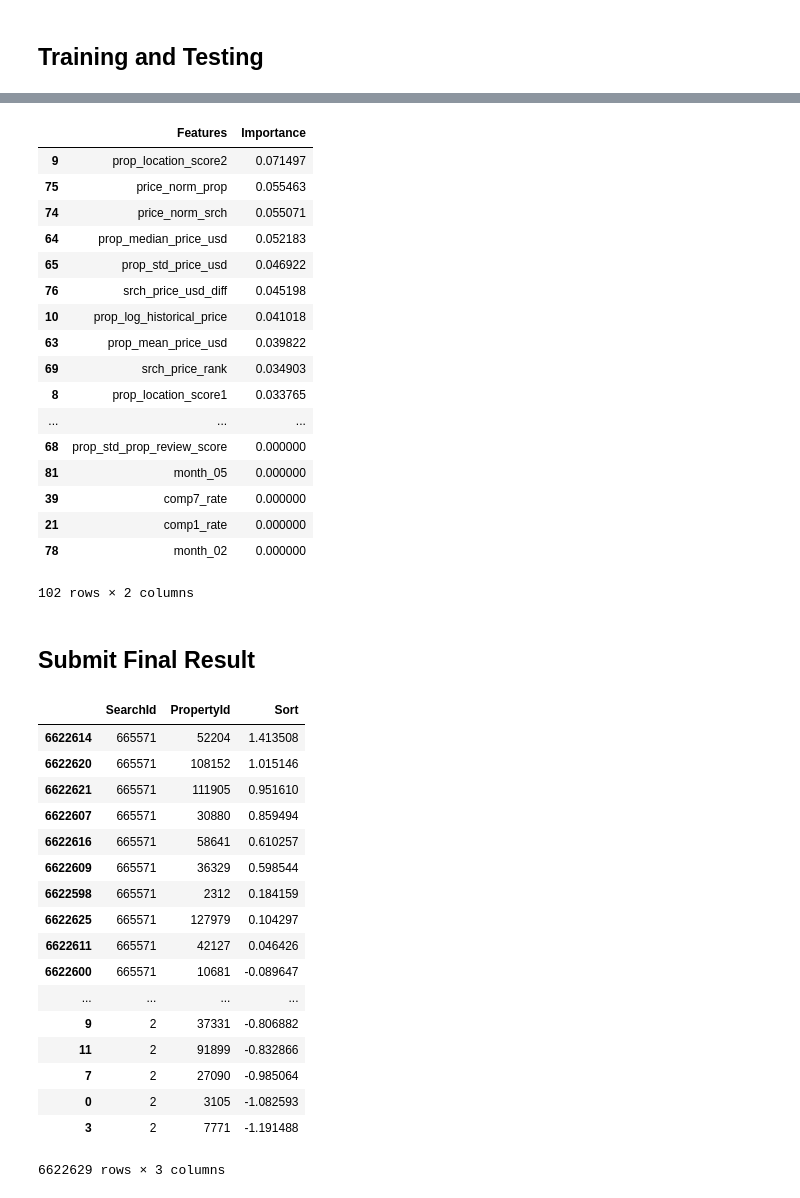
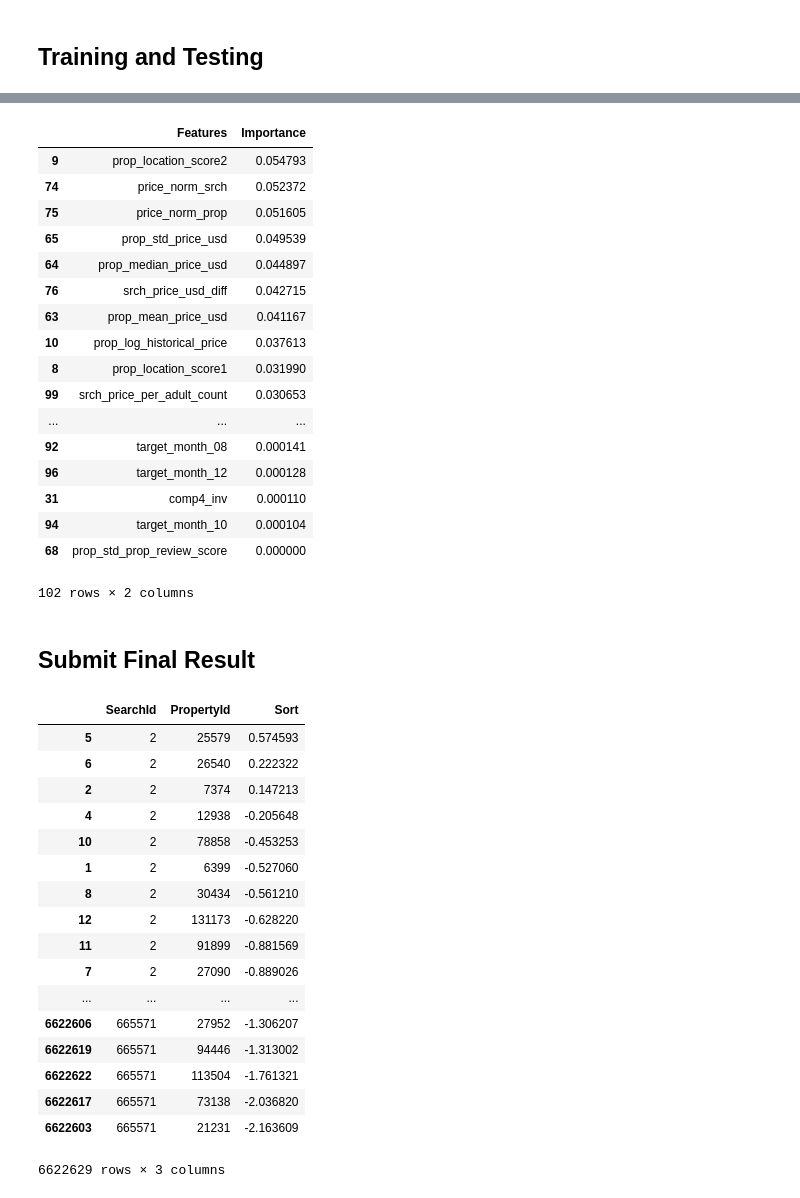
Before and after one commit to awday/DMT-23, a Jupyter notebook: Assignment2/LambdaMART/Pipeline.ipynb, the cells around one changed output, grey strips where cells are left out. Cells and saved outputs as stored; diff of their text form; code cells hidden in the pictures.

```diff
--- a/Assignment2/LambdaMART/Pipeline.ipynb
+++ b/Assignment2/LambdaMART/Pipeline.ipynb
@@ -29,7 +29,7 @@ Sprops = test["prop_id"]
 
 # To speed up execution we'll just sample for now
 _train = sample_queries(_train, 1)
-_val = sample_queries(_val, 1)
+_val = sample_queries(_val, 0.5)
 _test = sample_queries(_test, 1)
 # %%
 # Drop training specific data
@@ -154,11 +154,11 @@ EX, Ey, Eqids = split_X_y_qids(_test)
 metric = pyltr.metrics.NDCG(k=38)
 
 monitor = pyltr.models.monitors.ValidationMonitor(
-    VX, Vy, Vqids, metric=metric, stop_after=20)
+    VX, Vy, Vqids, metric=metric, stop_after=100)
 
 model = pyltr.models.LambdaMART(
     metric=metric,
-    n_estimators=25,
+    n_estimators=2500,
     #max_features=1,
     query_subsample=0.5,
     max_leaf_nodes=15,
@@ -169,7 +169,7 @@ model = pyltr.models.LambdaMART(
 
 start = time.time()
 
-model.fit(TX, Ty, Tqids)
+model.fit(TX, Ty, Tqids, monitor=monitor)
 
 print("Time elapsed:", (time.time() - start)/60)
 
@@ -201,22 +203,22 @@ fi["Importance"] = model.feature_importances_
 fi.sort("Importance", ascending=False)
 # %% [output]
 |  | Features | Importance |
-| 9 | prop_location_score2 | 0.071497 |
-| 75 | price_norm_prop | 0.055463 |
-| 74 | price_norm_srch | 0.055071 |
-| 64 | prop_median_price_usd | 0.052183 |
-| 65 | prop_std_price_usd | 0.046922 |
-| 76 | srch_price_usd_diff | 0.045198 |
-| 10 | prop_log_historical_price | 0.041018 |
-| 63 | prop_mean_price_usd | 0.039822 |
-| 69 | srch_price_rank | 0.034903 |
-| 8 | prop_location_score1 | 0.033765 |
+| 9 | prop_location_score2 | 0.054793 |
+| 74 | price_norm_srch | 0.052372 |
+| 75 | price_norm_prop | 0.051605 |
+| 65 | prop_std_price_usd | 0.049539 |
+| 64 | prop_median_price_usd | 0.044897 |
+| 76 | srch_price_usd_diff | 0.042715 |
+| 63 | prop_mean_price_usd | 0.041167 |
+| 10 | prop_log_historical_price | 0.037613 |
+| 8 | prop_location_score1 | 0.031990 |
+| 99 | srch_price_per_adult_count | 0.030653 |
 | ... | ... | ... |
+| 92 | target_month_08 | 0.000141 |
+| 96 | target_month_12 | 0.000128 |
+| 31 | comp4_inv | 0.000110 |
+| 94 | target_month_10 | 0.000104 |
 | 68 | prop_std_prop_review_score | 0.000000 |
-| 81 | month_05 | 0.000000 |
-| 39 | comp7_rate | 0.000000 |
-| 21 | comp1_rate | 0.000000 |
-| 78 | month_02 | 0.000000 |
 102 rows × 2 columns
 # %% [markdown]
 ## Submit Final Result
@@ -228,29 +230,29 @@ Spred = model.predict(SX)
 # %%
 # Create submission data frame
 result = pd.DataFrame()
 result["SearchId"] = Sqids
 result["PropertyId"] = Sprops
 result["Sort"] = Spred
-result = result.sort(["SearchId", "Sort"], ascending=False)
+result = result.sort(["SearchId", "Sort"], ascending=[True, False])
 result
 # %% [output]
 |  | SearchId | PropertyId | Sort |
-| 6622614 | 665571 | 52204 | 1.413508 |
-| 6622620 | 665571 | 108152 | 1.015146 |
-| 6622621 | 665571 | 111905 | 0.951610 |
-| 6622607 | 665571 | 30880 | 0.859494 |
-| 6622616 | 665571 | 58641 | 0.610257 |
-| 6622609 | 665571 | 36329 | 0.598544 |
-| 6622598 | 665571 | 2312 | 0.184159 |
-| 6622625 | 665571 | 127979 | 0.104297 |
-| 6622611 | 665571 | 42127 | 0.046426 |
-| 6622600 | 665571 | 10681 | -0.089647 |
+| 5 | 2 | 25579 | 0.574593 |
+| 6 | 2 | 26540 | 0.222322 |
+| 2 | 2 | 7374 | 0.147213 |
+| 4 | 2 | 12938 | -0.205648 |
+| 10 | 2 | 78858 | -0.453253 |
+| 1 | 2 | 6399 | -0.527060 |
+| 8 | 2 | 30434 | -0.561210 |
+| 12 | 2 | 131173 | -0.628220 |
+| 11 | 2 | 91899 | -0.881569 |
+| 7 | 2 | 27090 | -0.889026 |
 | ... | ... | ... | ... |
-| 9 | 2 | 37331 | -0.806882 |
-| 11 | 2 | 91899 | -0.832866 |
-| 7 | 2 | 27090 | -0.985064 |
-| 0 | 2 | 3105 | -1.082593 |
-| 3 | 2 | 7771 | -1.191488 |
+| 6622606 | 665571 | 27952 | -1.306207 |
+| 6622619 | 665571 | 94446 | -1.313002 |
+| 6622622 | 665571 | 113504 | -1.761321 |
+| 6622617 | 665571 | 73138 | -2.036820 |
+| 6622603 | 665571 | 21231 | -2.163609 |
 6622629 rows × 3 columns
 # %%
 # Write submission to file
```
Also changed, not shown: parts of 14 cells of this notebook, 1 other file.
